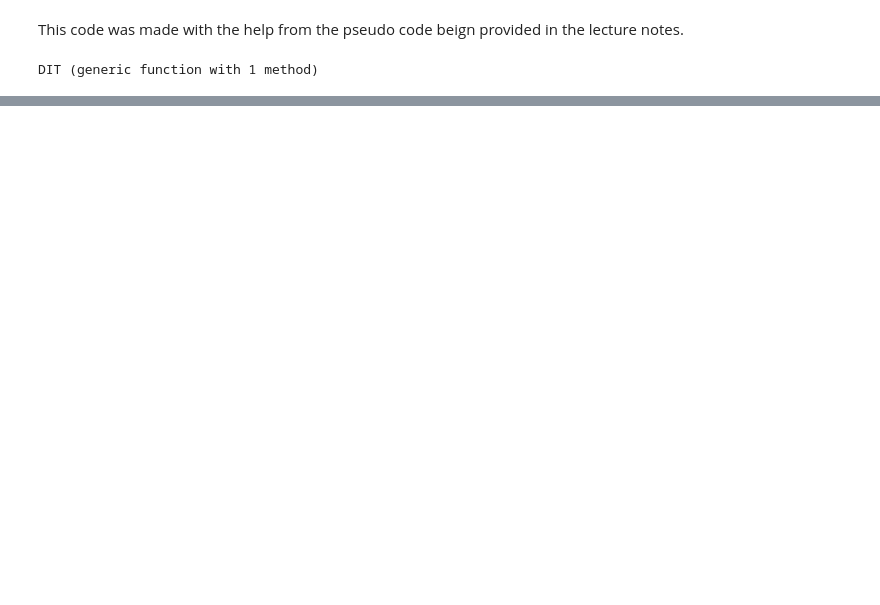
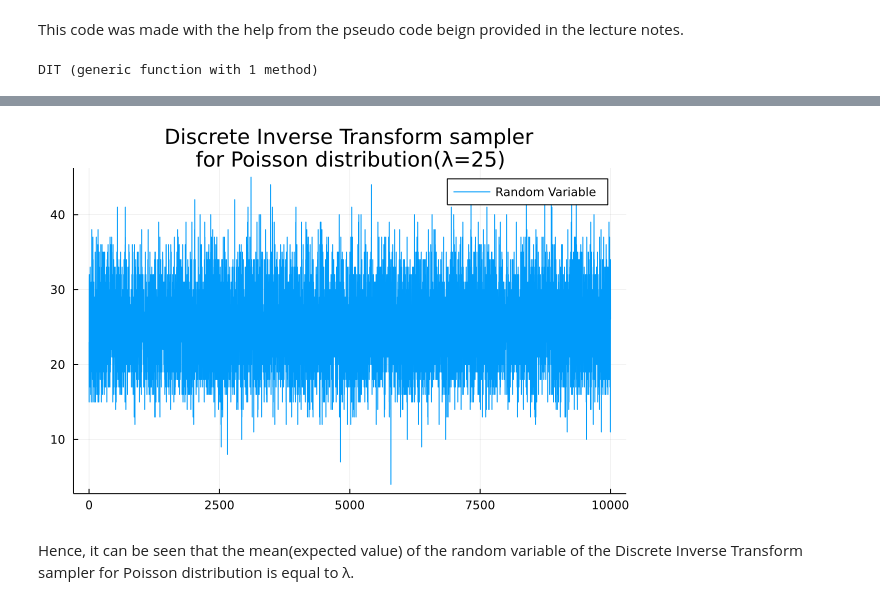
Before and after one commit to AbhishekPardhi/Markov-Chain-Monte-Carlo, a Jupyter notebook: Assignment1/Q1.ipynb, the cells around one changed output, grey strips where cells are left out. Saved outputs shown, nothing was run; the diff lists cells and outputs as text; code cells hidden in the pictures; blank space fills up the shorter version.

```diff
--- a/Assignment1/Q1.ipynb
+++ b/Assignment1/Q1.ipynb
@@ -33,0 +41,9 @@ plot(1:rep, X, title = "Discrete Inverse Transform sampler\nfor Poisson distribu
+# %%
+λ = 25
+rep = 10000
+X = [DIT(λ) for i in 1:rep]
+plot(1:rep, X, title = "Discrete Inverse Transform sampler\nfor Poisson distribution(λ=25)", label = "Random Variable")
+# %% [output]
+[figure, added]
+# %% [markdown]
+Hence, it can be seen that the mean(expected value) of the random variable of the Discrete Inverse Transform sampler for Poisson distribution is equal to λ.
```
Also changed, not shown: parts of 3 cells of this notebook.
